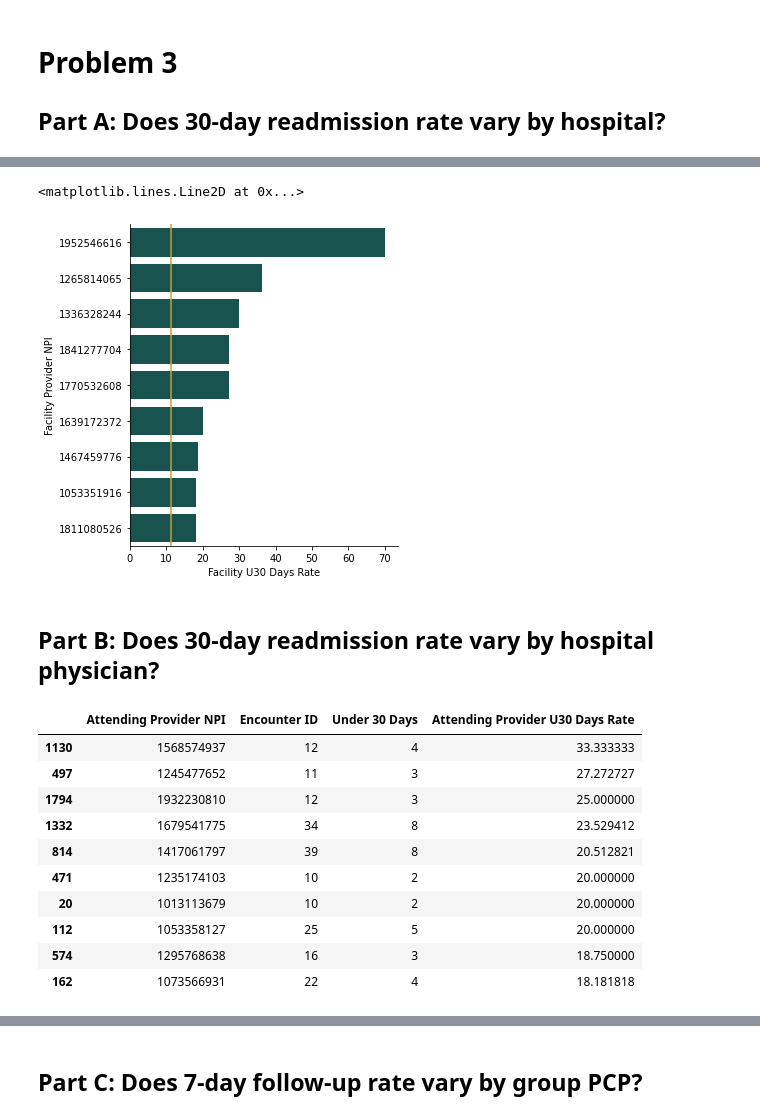
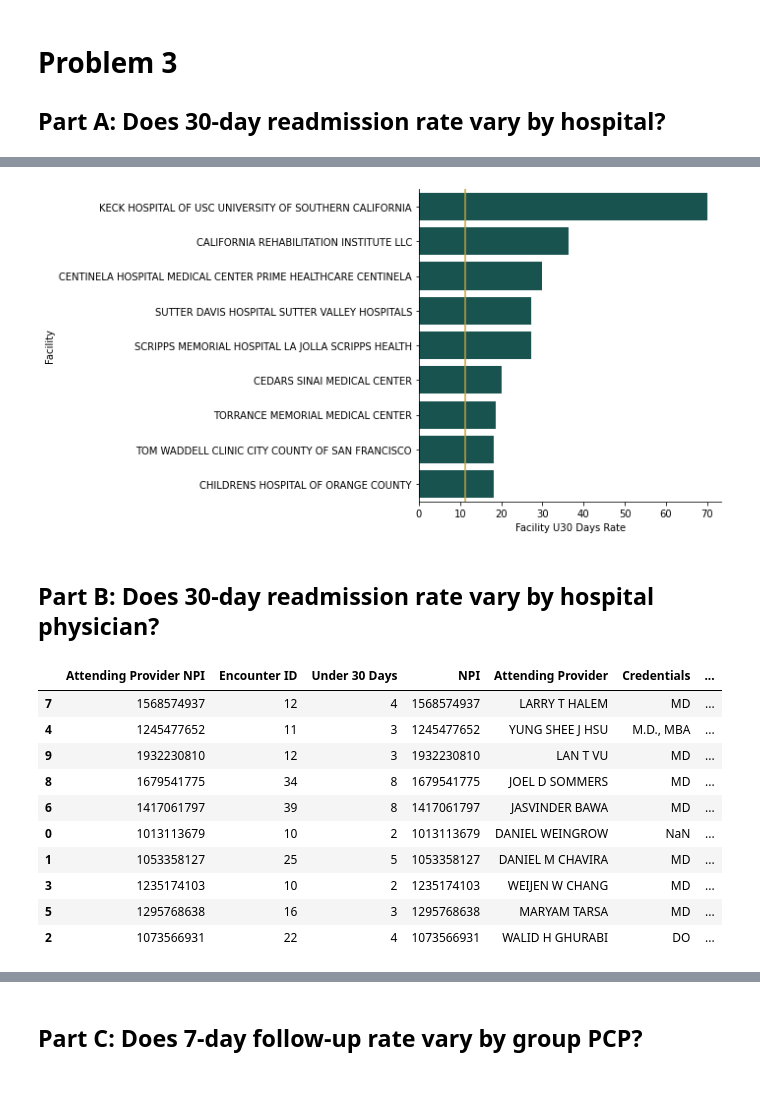
Before and after one commit to jrioross/ursa_health_hospital_readmissions, a Jupyter notebook: ursa_health.ipynb, the cells around one changed output, grey strips where cells are left out. Cells and saved outputs as stored; diff of their text form; code cells hidden in the pictures; blank space fills up the shorter version.

Commit message:
facility and PCP names on charts

```diff
--- a/ursa_health.ipynb
+++ b/ursa_health.ipynb
@@ -63,7 +65,7 @@ members['Empirically Attributed PCP Group Provider NPI'] = (members['Empirically
 admissions['Encounter Start Date'] = pd.to_datetime(admissions['Encounter Start Date'], format='%Y-%m-%d')
 admissions['Encounter End Date'] = pd.to_datetime(admissions['Encounter End Date'], format='%Y-%m-%d')
 admissions['Facility Provider NPI'] = (admissions['Facility Provider NPI'].astype("string")
-                                       #.str.replace(".0","")
+                                       .str.replace("\.0","")
                                        .astype("category"))
 admissions['Attending Provider NPI'] = (admissions['Attending Provider NPI'].astype("string")
                                         .str.replace("\.0","")
@@ -78,6 +80,20 @@ pcp['Provider Group NPI'] = (pcp['Provider Group NPI']
                              .astype("string")
                              .str.replace("\.0","")
                              .astype("category"))
+# %%
+hosp_npi['NPI'] = (hosp_npi['NPI'].astype("string")
+                                        .str.replace("\.0","")
+                                        .astype("category"))
+hosp_npi['Facility'] = (hosp_npi['Facility'].astype("string")
+                                        .str.replace("\.0","")
+                                        .astype("category"))
+hosp_doc_npi['NPI'] = (hosp_doc_npi['NPI'].astype("string")
+                                        .str.replace("\.0","")
+                                        .astype("category"))
+hosp_doc_npi['PCP'] = (hosp_doc_npi['PCP'].astype("string")
+                                        .str.replace("\.0","")
+                                        .astype("category"))
+hosp_doc_npi.rename(columns = {'PCP': 'Attending Provider'}, inplace = True)
 # %% [markdown]
 ### Take select columns from the dataframes
 # %%
@@ -132,8 +148,9 @@ readmissions['Days Until Readmission'] = readmissions['Encounter Start Date Next
 readmissions['Under 30 Days'] = (readmissions['Days Until Readmission'] >= dt.timedelta(days = 0)) & (readmissions['Days Until Readmission'] <= dt.timedelta(days = 30))
 
 #Get 30-day readmission rate
-#First pass at under-30-day rate.
-under_30_d_rate = sum(readmissions['Under 30 Days'])/len(readmissions.index)
+u30d_count = sum(readmissions['Under 30 Days'])
+hosp_encounters = len(readmissions.index)
+u30d_rate = u30d_count / hosp_encounters
 print(round(under_30_d_rate*100,2), '% readmitted under 30 days')
 # %% [output]
 11.27 % readmitted under 30 days
@@ -414,10 +432,12 @@ pvl(x = u7_month_sum,nobs = 'Encounter Count', count = 'PCP Under 7 Days', null_
 facility_u30_ct = readmissions.groupby('Facility Provider NPI', as_index = False)['Under 30 Days'].sum()
 encounters_by_facility = readmissions.groupby('Facility Provider NPI', as_index = False)['Encounter ID'].count()
 
-facility_u30 = pd.merge(encounters_by_facility, facility_u30_ct, how = 'left')
+fac_u30 = pd.merge(encounters_by_facility, facility_u30_ct, how = 'left')
+facility_u30 = pd.merge(fac_u30, hosp_npi, how = 'inner', left_on = 'Facility Provider NPI', right_on = 'NPI')
 
 facility_u30['Facility U30 Days Rate'] = 100*facility_u30['Under 30 Days']/facility_u30['Encounter ID']
 facility_u30
 fac_u30_sum = facility_u30[facility_u30['Encounter ID'] >= 10].sort_values('Facility U30 Days Rate', ascending = False).head(9).reset_index(drop=True)
+
 fac_u30_sum
 # %% [output]
@@ -434,42 +454,43 @@ fac_u30_sum
 # %%
-sns.catplot(data = facility_u30[facility_u30['Encounter ID'] >= 10],
+sns.catplot(data = fac_u30_sum,
             x = 'Facility U30 Days Rate',
-            y = 'Facility Provider NPI',
+            y = 'Facility',
             kind = 'bar',
             color = '#0e5d59',
             order = (facility_u30[facility_u30['Encounter ID'] >= 10].
-                     sort_values('Facility U30 Days Rate', ascending = False)['Facility Provider NPI'].
+                     sort_values('Facility U30 Days Rate', ascending = False)['Facility'].
                      head(9))
            )
 
-plt.axvline(11.27, color = '#c6a139')
+plt.axvline(u30d_rate*100, color = '#c6a139')
+
+plt.savefig('highest_u30d_facility_prov', bbox_inches = 'tight', transparent = True)
 # %% [output]
-<matplotlib.lines.Line2D at 0x...>
-[figure, old version]
+[figure, new version]
 # %% [markdown]
 ## Part B: Does 30-day readmission rate vary by hospital physician?
 # %%
 att_u30_ct = readmissions.groupby('Attending Provider NPI', as_index = False)['Under 30 Days'].sum()
 encounters_by_att = readmissions.groupby('Attending Provider NPI', as_index = False)['Encounter ID'].count()
 
-att_u30 = pd.merge(encounters_by_att, att_u30_ct, how = 'left')
+attending_u30 = pd.merge(encounters_by_att, att_u30_ct, how = 'left')
+att_u30 = pd.merge(attending_u30, hosp_doc_npi, how = 'inner', left_on = 'Attending Provider NPI', right_on = 'NPI')
 
 att_u30['Attending Provider U30 Days Rate'] = 100*att_u30['Under 30 Days']/att_u30['Encounter ID']
-att_u30
 att_u30_sum = att_u30[att_u30['Encounter ID'] >= 10].sort_values('Attending Provider U30 Days Rate', ascending = False).head(10)
 att_u30_sum
 # %% [output]
-|  | Attending Provider NPI | Encounter ID | Under 30 Days | Attending Provider U30 Days Rate |
-| 1130 | 1568574937 | 12 | 4 | 33.333333 |
-| 497 | 1245477652 | 11 | 3 | 27.272727 |
-| 1794 | 1932230810 | 12 | 3 | 25.000000 |
-| 1332 | 1679541775 | 34 | 8 | 23.529412 |
-| 814 | 1417061797 | 39 | 8 | 20.512821 |
-| 471 | 1235174103 | 10 | 2 | 20.000000 |
-| 20 | 1013113679 | 10 | 2 | 20.000000 |
-| 112 | 1053358127 | 25 | 5 | 20.000000 |
-| 574 | 1295768638 | 16 | 3 | 18.750000 |
-| 162 | 1073566931 | 22 | 4 | 18.181818 |
+|  | Attending Provider NPI | Encounter ID | Under 30 Days | NPI | Attending Provider | Credentials | ... |
+| 7 | 1568574937 | 12 | 4 | 1568574937 | LARRY T HALEM | MD | ... |
+| 4 | 1245477652 | 11 | 3 | 1245477652 | YUNG SHEE J HSU | M.D., MBA | ... |
+| 9 | 1932230810 | 12 | 3 | 1932230810 | LAN T VU | MD | ... |
+| 8 | 1679541775 | 34 | 8 | 1679541775 | JOEL D SOMMERS | MD | ... |
+| 6 | 1417061797 | 39 | 8 | 1417061797 | JASVINDER BAWA | MD | ... |
+| 0 | 1013113679 | 10 | 2 | 1013113679 | DANIEL WEINGROW | NaN | ... |
+| 1 | 1053358127 | 25 | 5 | 1053358127 | DANIEL M CHAVIRA | MD | ... |
+| 3 | 1235174103 | 10 | 2 | 1235174103 | WEIJEN W CHANG | MD | ... |
+| 5 | 1295768638 | 16 | 3 | 1295768638 | MARYAM TARSA | MD | ... |
+| 2 | 1073566931 | 22 | 4 | 1073566931 | WALID H GHURABI | DO | ... |
 # %%
 sns.catplot(data = att_u30_sum,
             x = 'Attending Provider U30 Days Rate',
```
Also changed, not shown: parts of 16 cells of this notebook.
